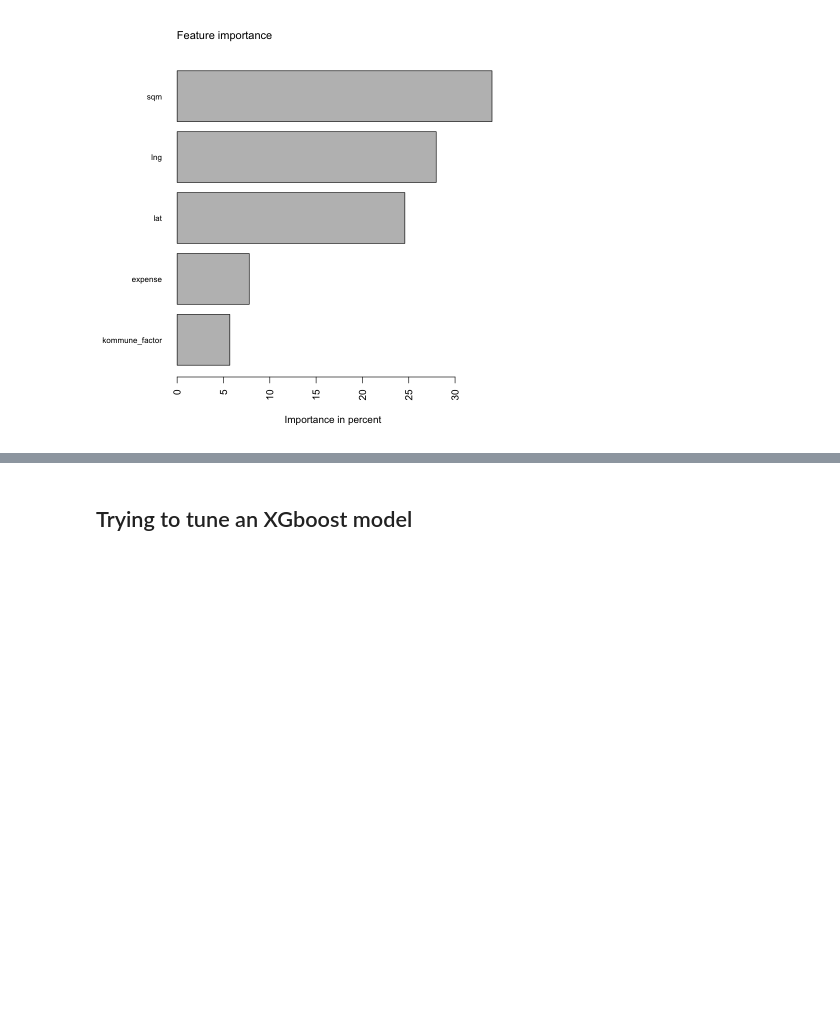
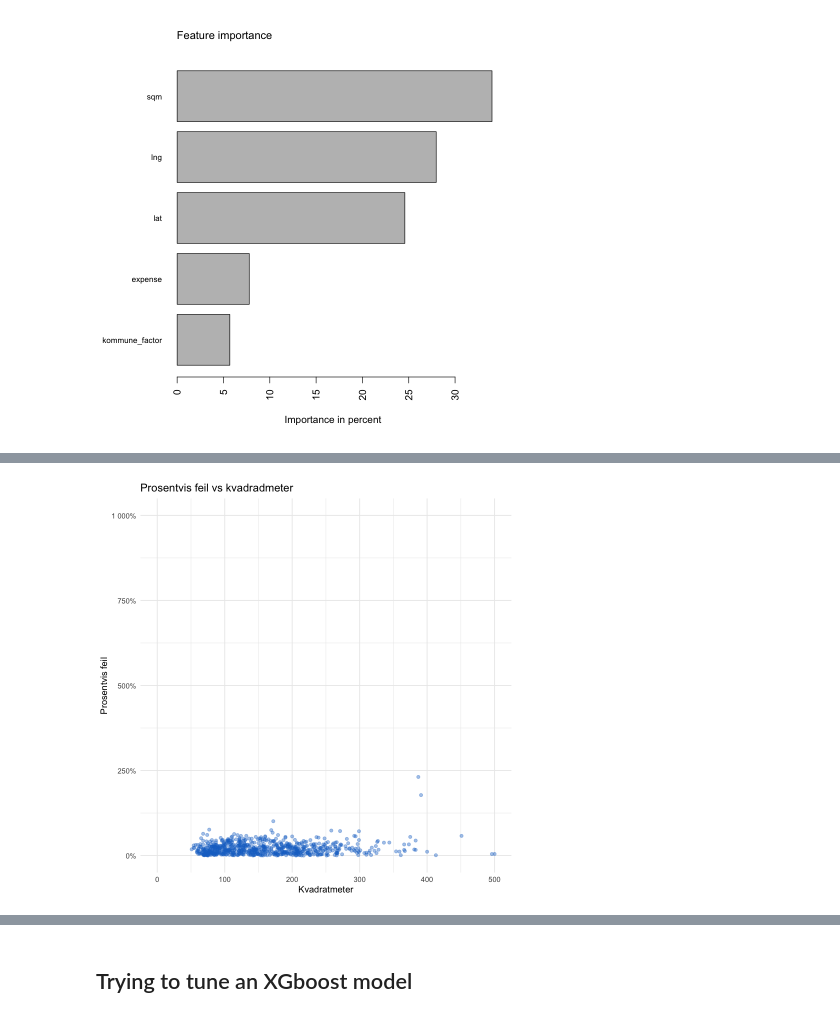
Before and after one commit to GunGro/MA8701, a Jupyter notebook: project3_ipynb/04_xgb_model.ipynb, the cells around one changed output, grey strips where cells are left out. Drawn from its saved outputs; the diff is of its cells as text; code cells hidden in the pictures; blank space fills up the shorter version.

```diff
--- a/project3_ipynb/04_xgb_model.ipynb
+++ b/project3_ipynb/04_xgb_model.ipynb
@@ -194,0 +249,13 @@ gbt.importance(colnames(X), model)
+# %%
+#Plot of abs_dev_perc by sqm (filter by total value > 5 million)
+model_preds %>%
+  filter(truth > 5000000) %>%
+  ggplot(aes(x = sqm, y = abs_dev_perc)) +
+  geom_point(color = "dodgerblue3", alpha = 0.4) +
+  labs(title = "Prosentvis feil vs kvadradmeter",
+       x     = "Kvadratmeter",
+       y     = "Prosentvis feil") +
+  scale_y_continuous(limits = c(0, 10), labels = scales::percent) +
+  xlim(0, 500) +
+  theme_minimal()
+# %% [output]
@@ -194,0 +264 @@ gbt.importance(colnames(X), model)
+[figure, added]
```
Also changed, not shown: parts of 9 cells of this notebook.
